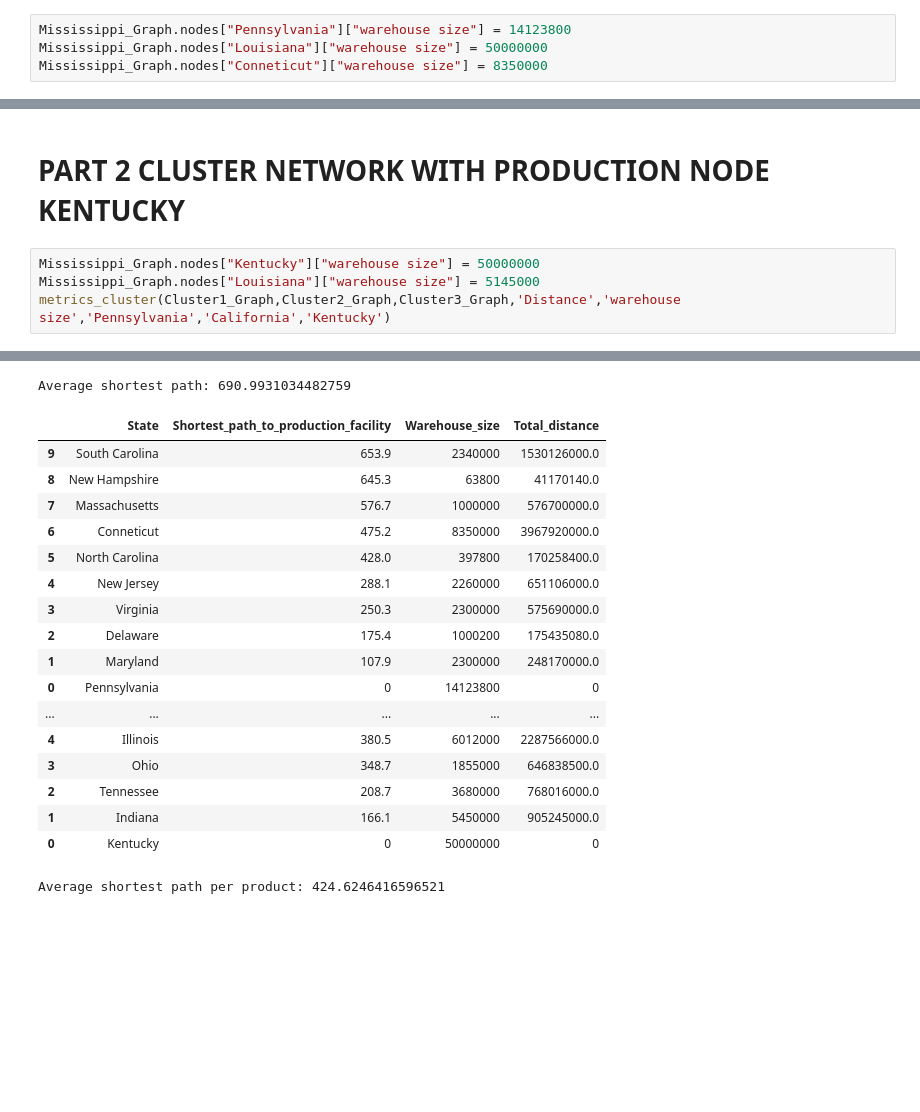
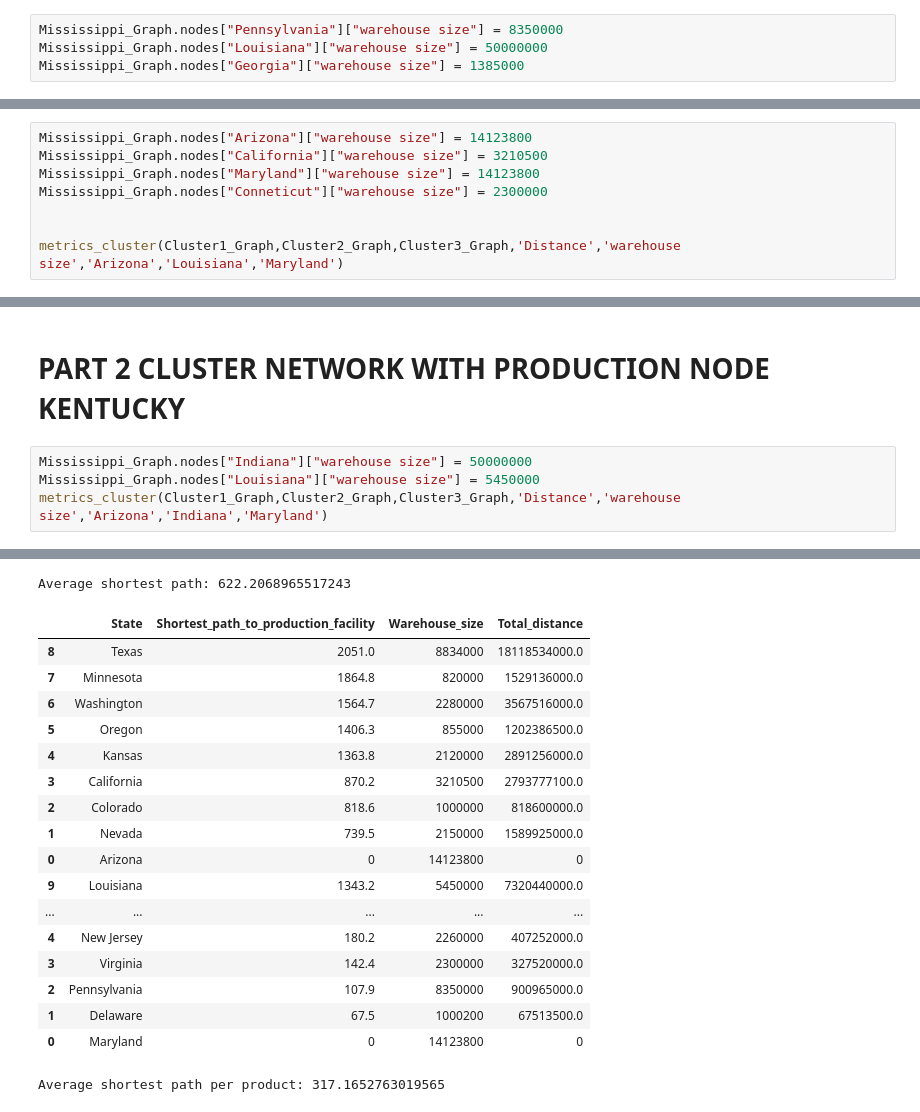
Before and after one commit to kelvinengee/network, a Jupyter notebook: Mississippi.ipynb, the cells around one changed output, grey strips where cells are left out. Cells and saved outputs as stored; diff of their text form; blank space fills up the shorter version.

```diff
--- a/Mississippi.ipynb
+++ b/Mississippi.ipynb
@@ -886,9 +886,9 @@ Total distance per product=
 # %% [markdown]
 # PART 2 CLUSTER CODE
 # %%
-Mississippi_Graph.nodes["Pennsylvania"]["warehouse size"] = 14123800
+Mississippi_Graph.nodes["Pennsylvania"]["warehouse size"] = 8350000
 Mississippi_Graph.nodes["Louisiana"]["warehouse size"] = 50000000
-Mississippi_Graph.nodes["Conneticut"]["warehouse size"] = 8350000
+Mississippi_Graph.nodes["Georgia"]["warehouse size"] = 1385000
 # %%
 # Read in the excel file 'mississippi.xlsx' as a dataframe
 locations = pd.read_csv('us-state-capitals.csv')
@@ -1206,0 +1361,8 @@ Average shortest path per product: 909.1769999713421
+# %%
+Mississippi_Graph.nodes["Arizona"]["warehouse size"] = 14123800
+Mississippi_Graph.nodes["California"]["warehouse size"] = 3210500
+Mississippi_Graph.nodes["Maryland"]["warehouse size"] = 14123800
+Mississippi_Graph.nodes["Conneticut"]["warehouse size"] = 2300000
+
+
+metrics_cluster(Cluster1_Graph,Cluster2_Graph,Cluster3_Graph,'Distance','warehouse size','Arizona','Louisiana','Maryland')
@@ -1207,8 +1406,8 @@ Average shortest path per product: 909.1769999713421
 # %% [markdown]
 # PART 2 CLUSTER NETWORK WITH PRODUCTION NODE KENTUCKY
 # %%
-Mississippi_Graph.nodes["Kentucky"]["warehouse size"] = 50000000
-Mississippi_Graph.nodes["Louisiana"]["warehouse size"] = 5145000
-metrics_cluster(Cluster1_Graph,Cluster2_Graph,Cluster3_Graph,'Distance','warehouse size','Pennsylvania','California','Kentucky')
+Mississippi_Graph.nodes["Indiana"]["warehouse size"] = 50000000
+Mississippi_Graph.nodes["Louisiana"]["warehouse size"] = 5450000
+metrics_cluster(Cluster1_Graph,Cluster2_Graph,Cluster3_Graph,'Distance','warehouse size','Arizona','Indiana','Maryland')
 # %% [output]
 |  | State | Shortest_path_to_production_facility |
@@ -1231,19 +1430,19 @@ metrics_cluster(Cluster1_Graph,Cluster2_Graph,Cluster3_Graph,'Distance','warehou
-Average shortest path: 690.9931034482759
+Average shortest path: 622.2068965517243
 |  | State | Shortest_path_to_production_facility | Warehouse_size | Total_distance |
-| 9 | South Carolina | 653.9 | 2340000 | 1530126000.0 |
-| 8 | New Hampshire | 645.3 | 63800 | 41170140.0 |
-| 7 | Massachusetts | 576.7 | 1000000 | 576700000.0 |
-| 6 | Conneticut | 475.2 | 8350000 | 3967920000.0 |
-| 5 | North Carolina | 428.0 | 397800 | 170258400.0 |
-| 4 | New Jersey | 288.1 | 2260000 | 651106000.0 |
-| 3 | Virginia | 250.3 | 2300000 | 575690000.0 |
-| 2 | Delaware | 175.4 | 1000200 | 175435080.0 |
-| 1 | Maryland | 107.9 | 2300000 | 248170000.0 |
-| 0 | Pennsylvania | 0 | 14123800 | 0 |
+| 8 | Texas | 2051.0 | 8834000 | 18118534000.0 |
+| 7 | Minnesota | 1864.8 | 820000 | 1529136000.0 |
+| 6 | Washington | 1564.7 | 2280000 | 3567516000.0 |
+| 5 | Oregon | 1406.3 | 855000 | 1202386500.0 |
+| 4 | Kansas | 1363.8 | 2120000 | 2891256000.0 |
+| 3 | California | 870.2 | 3210500 | 2793777100.0 |
+| 2 | Colorado | 818.6 | 1000000 | 818600000.0 |
+| 1 | Nevada | 739.5 | 2150000 | 1589925000.0 |
+| 0 | Arizona | 0 | 14123800 | 0 |
+| 9 | Louisiana | 1343.2 | 5450000 | 7320440000.0 |
 | ... | ... | ... | ... | ... |
-| 4 | Illinois | 380.5 | 6012000 | 2287566000.0 |
-| 3 | Ohio | 348.7 | 1855000 | 646838500.0 |
-| 2 | Tennessee | 208.7 | 3680000 | 768016000.0 |
-| 1 | Indiana | 166.1 | 5450000 | 905245000.0 |
-| 0 | Kentucky | 0 | 50000000 | 0 |
+| 4 | New Jersey | 180.2 | 2260000 | 407252000.0 |
+| 3 | Virginia | 142.4 | 2300000 | 327520000.0 |
+| 2 | Pennsylvania | 107.9 | 8350000 | 900965000.0 |
+| 1 | Delaware | 67.5 | 1000200 | 67513500.0 |
+| 0 | Maryland | 0 | 14123800 | 0 |
-Average shortest path per product: 424.6246416596521
+Average shortest path per product: 317.1652763019565
```
Also changed, not shown: parts of 18 cells of this notebook.
